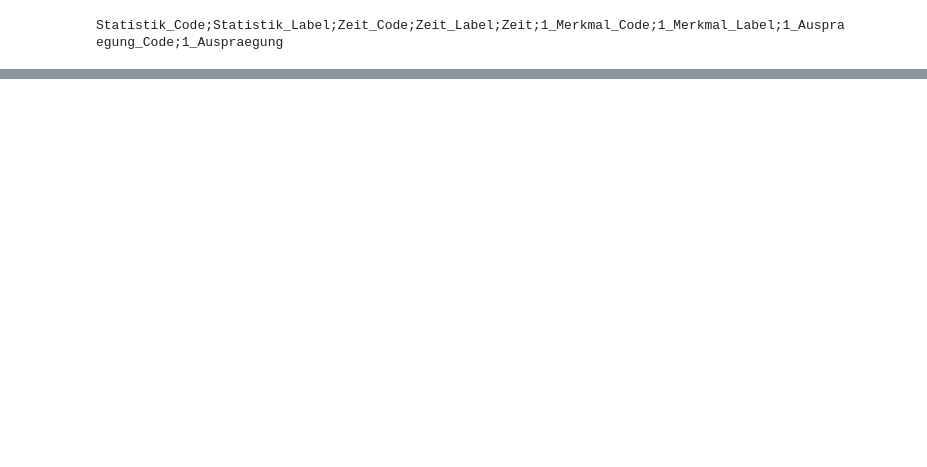
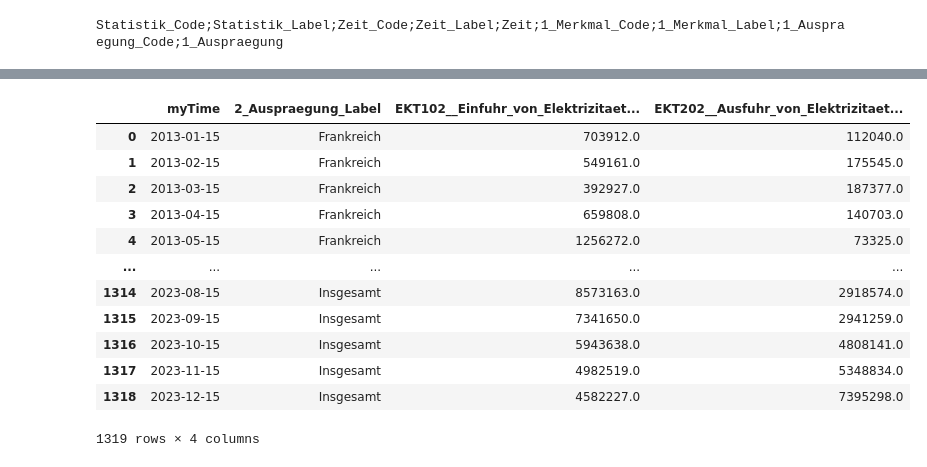
Before and after one commit to wahlatlas/api, a Jupyter notebook: stromhandel-genesis.ipynb, the cells around one changed output, grey strips where cells are left out. Saved outputs shown, nothing was run; the diff lists cells and outputs as text; code cells hidden in the pictures; blank space fills up the shorter version.

```diff
--- a/stromhandel-genesis.ipynb
+++ b/stromhandel-genesis.ipynb
@@ -116,5 +131,22 @@ nachbarn = ['Insgesamt', 'Frankreich', 'Niederlande', 'Österreich', 'Tschechien
 # %%
 df["myTime"] = pd.to_datetime(pd.DataFrame({'year':df["Zeit"], 'month':df["3_Auspraegung_Code"].str[-2:], 'day':15}))
+# %%
+df[["myTime","2_Auspraegung_Label",
+    "EKT102__Einfuhr_von_Elektrizitaet__MWh", "EKT202__Ausfuhr_von_Elektrizitaet__MWh"]]
+# %% [output]
+|  | myTime | 2_Auspraegung_Label | EKT102__Einfuhr_von_Elektrizitaet... | EKT202__Ausfuhr_von_Elektrizitaet... |
+| 0 | 2013-01-15 | Frankreich | 703912.0 | 112040.0 |
+| 1 | 2013-02-15 | Frankreich | 549161.0 | 175545.0 |
+| 2 | 2013-03-15 | Frankreich | 392927.0 | 187377.0 |
+| 3 | 2013-04-15 | Frankreich | 659808.0 | 140703.0 |
+| 4 | 2013-05-15 | Frankreich | 1256272.0 | 73325.0 |
+| ... | ... | ... | ... | ... |
+| 1314 | 2023-08-15 | Insgesamt | 8573163.0 | 2918574.0 |
+| 1315 | 2023-09-15 | Insgesamt | 7341650.0 | 2941259.0 |
+| 1316 | 2023-10-15 | Insgesamt | 5943638.0 | 4808141.0 |
+| 1317 | 2023-11-15 | Insgesamt | 4982519.0 | 5348834.0 |
+| 1318 | 2023-12-15 | Insgesamt | 4582227.0 | 7395298.0 |
+1319 rows × 4 columns
 # %%
 lastObservation = df.loc[(df["2_Auspraegung_Label"]=="Insgesamt") & \
                 (df["SDO001__Austauschsaldo__MWh"].notna())]["myTime"].max()
```
Also changed, not shown: parts of 16 cells of this notebook.
